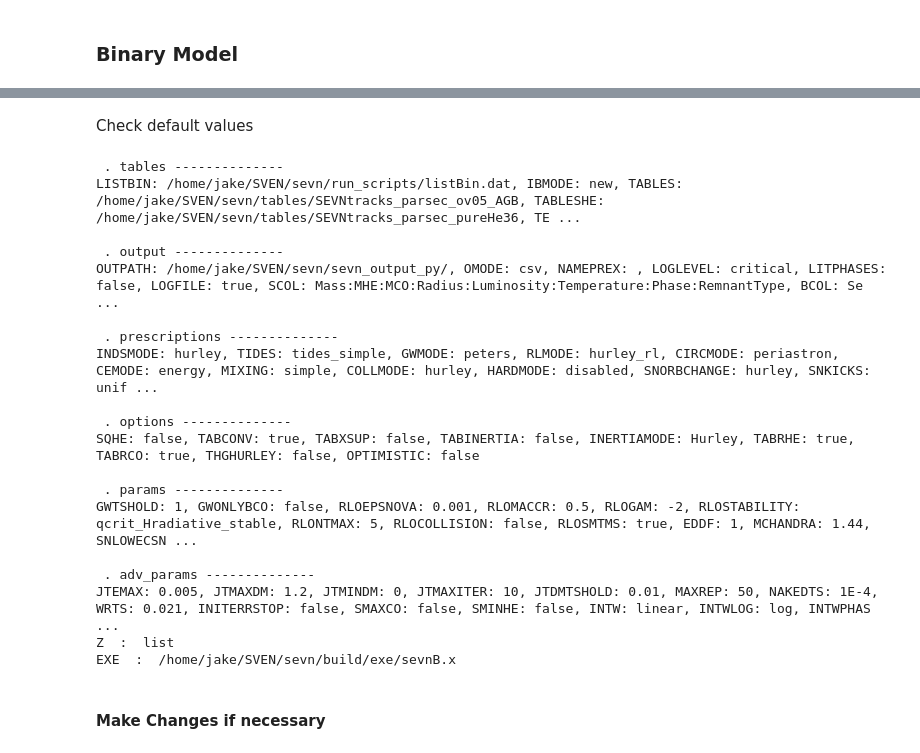
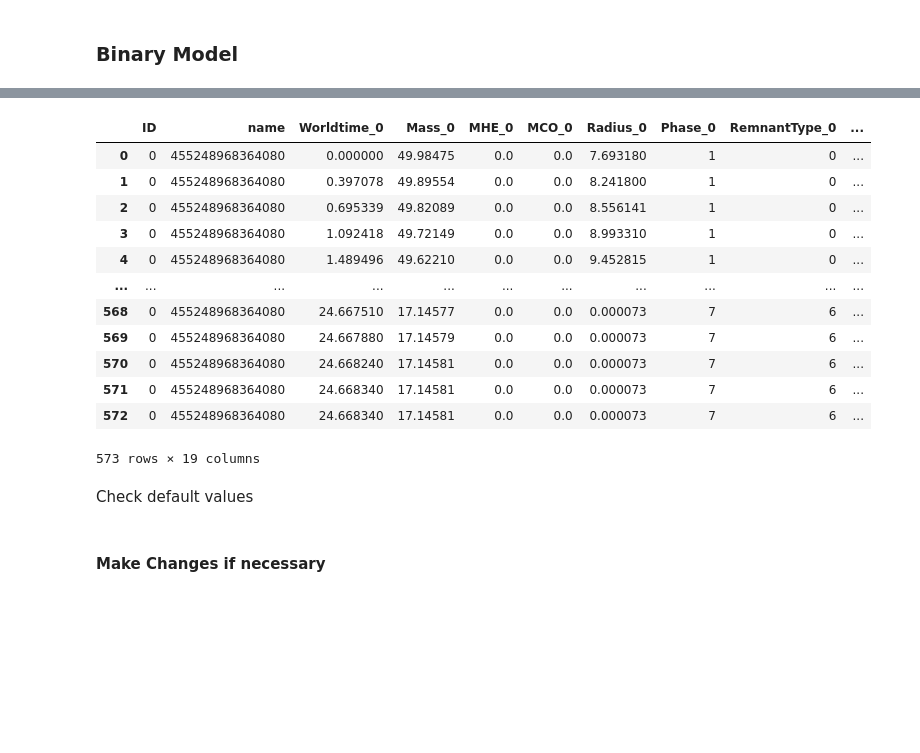
Before and after one commit to jjackson1994/SEVN_PyWrapper, a Jupyter notebook: SEVN_wrapper_param_input.ipynb, the cells around one changed output, grey strips where cells are left out. Saved outputs shown, nothing was run; the diff lists cells and outputs as text; code cells hidden in the pictures; blank space fills up the shorter version.

```diff
--- a/SEVN_wrapper_param_input.ipynb
+++ b/SEVN_wrapper_param_input.ipynb
@@ -407,29 +503,21 @@ print(SEVN + "\n" + SEVNEXE)
 # %%
-m=binary()
+m.output_df()
+# %% [output]
+|  | ID | name | Worldtime_0 | Mass_0 | MHE_0 | MCO_0 | Radius_0 | Phase_0 | RemnantType_0 | ... |
+| 0 | 0 | 455248968364080 | 0.000000 | 49.98475 | 0.0 | 0.0 | 7.693180 | 1 | 0 | ... |
+| 1 | 0 | 455248968364080 | 0.397078 | 49.89554 | 0.0 | 0.0 | 8.241800 | 1 | 0 | ... |
+| 2 | 0 | 455248968364080 | 0.695339 | 49.82089 | 0.0 | 0.0 | 8.556141 | 1 | 0 | ... |
+| 3 | 0 | 455248968364080 | 1.092418 | 49.72149 | 0.0 | 0.0 | 8.993310 | 1 | 0 | ... |
+| 4 | 0 | 455248968364080 | 1.489496 | 49.62210 | 0.0 | 0.0 | 9.452815 | 1 | 0 | ... |
+| ... | ... | ... | ... | ... | ... | ... | ... | ... | ... | ... |
+| 568 | 0 | 455248968364080 | 24.667510 | 17.14577 | 0.0 | 0.0 | 0.000073 | 7 | 6 | ... |
+| 569 | 0 | 455248968364080 | 24.667880 | 17.14579 | 0.0 | 0.0 | 0.000073 | 7 | 6 | ... |
+| 570 | 0 | 455248968364080 | 24.668240 | 17.14581 | 0.0 | 0.0 | 0.000073 | 7 | 6 | ... |
+| 571 | 0 | 455248968364080 | 24.668340 | 17.14581 | 0.0 | 0.0 | 0.000073 | 7 | 6 | ... |
+| 572 | 0 | 455248968364080 | 24.668340 | 17.14581 | 0.0 | 0.0 | 0.000073 | 7 | 6 | ... |
+573 rows × 19 columns
 # %% [markdown]
 Check default values
-# %%
-m.print_all()
-# %% [output]
- . tables --------------
-LISTBIN: /home/jake/SVEN/sevn/run_scripts/listBin.dat, IBMODE: new, TABLES: /home/jake/SVEN/sevn/tables/SEVNtracks_parsec_ov05_AGB, TABLESHE: /home/jake/SVEN/sevn/tables/SEVNtracks_parsec_pureHe36, TE ...
-
- . output --------------
-OUTPATH: /home/jake/SVEN/sevn/sevn_output_py/, OMODE: csv, NAMEPREX: , LOGLEVEL: critical, LITPHASES: false, LOGFILE: true, SCOL: Mass:MHE:MCO:Radius:Luminosity:Temperature:Phase:RemnantType, BCOL: Se ...
-
- . prescriptions --------------
-INDSMODE: hurley, TIDES: tides_simple, GWMODE: peters, RLMODE: hurley_rl, CIRCMODE: periastron, CEMODE: energy, MIXING: simple, COLLMODE: hurley, HARDMODE: disabled, SNORBCHANGE: hurley, SNKICKS: unif ...
-
- . options --------------
-SQHE: false, TABCONV: true, TABXSUP: false, TABINERTIA: false, INERTIAMODE: Hurley, TABRHE: true, TABRCO: true, THGHURLEY: false, OPTIMISTIC: false
-
- . params --------------
-GWTSHOLD: 1, GWONLYBCO: false, RLOEPSNOVA: 0.001, RLOMACCR: 0.5, RLOGAM: -2, RLOSTABILITY: qcrit_Hradiative_stable, RLONTMAX: 5, RLOCOLLISION: false, RLOSMTMS: true, EDDF: 1, MCHANDRA: 1.44, SNLOWECSN ...
-
- . adv_params --------------
-JTEMAX: 0.005, JTMAXDM: 1.2, JTMINDM: 0, JTMAXITER: 10, JTDMTSHOLD: 0.01, MAXREP: 50, NAKEDTS: 1E-4, WRTS: 0.021, INITERRSTOP: false, SMAXCO: false, SMINHE: false, INTW: linear, INTWLOG: log, INTWPHAS ...
-Z  :  list
-EXE  :  /home/jake/SVEN/sevn/build/exe/sevnB.x
 # %% [markdown]
  ####  Make Changes if necessary
 # %%
```
Also changed, not shown: parts of 15 cells of this notebook.
